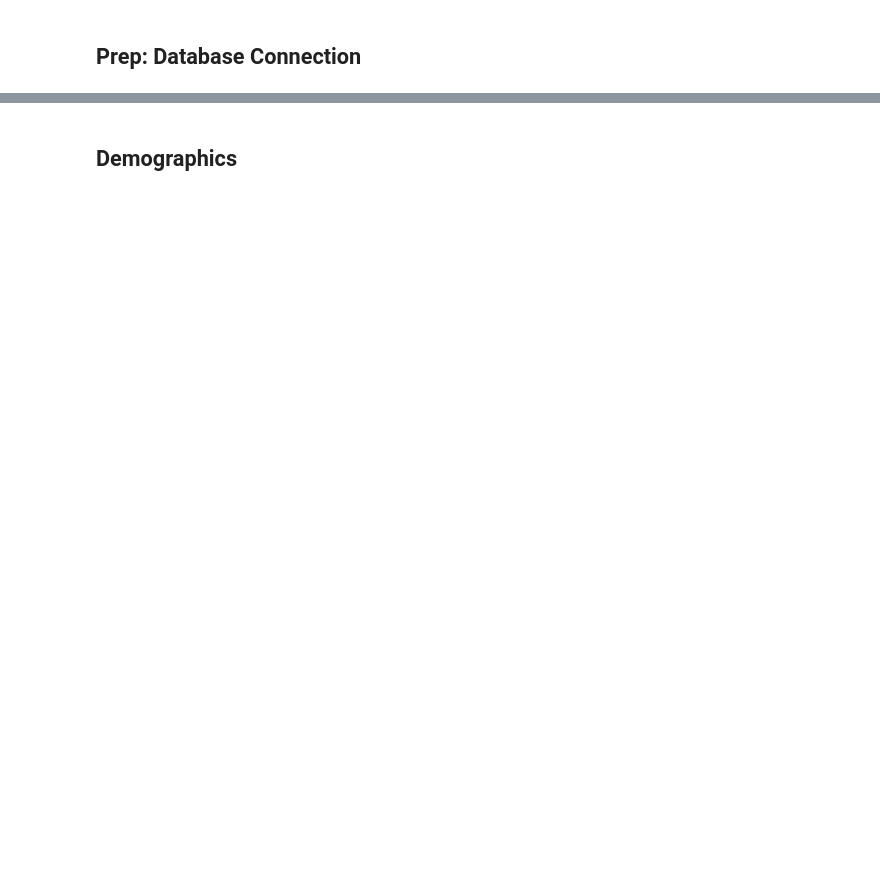
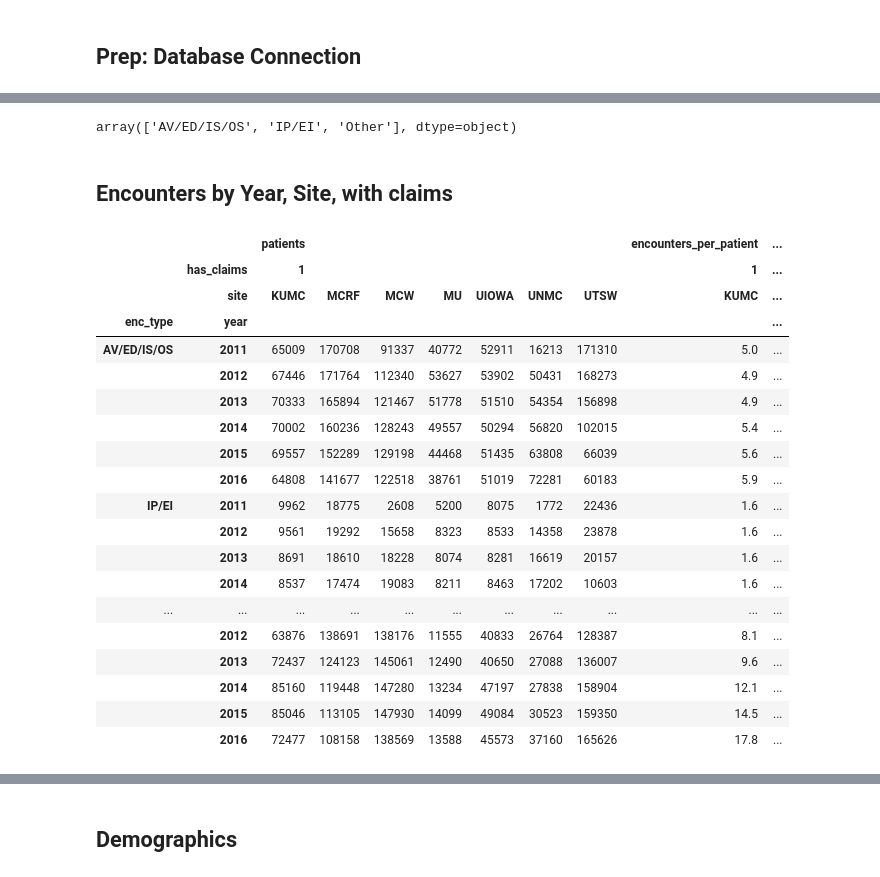
Before and after one commit to kumc-bmi/grouse, a Jupyter notebook: etl_i2b2/grouse-1-stats.ipynb, the cells around one changed output, grey strips where cells are left out. Cells and saved outputs as stored; diff of their text form; code cells hidden in the pictures; blank space fills up the shorter version.

```diff
--- a/etl_i2b2/grouse-1-stats.ipynb
+++ b/etl_i2b2/grouse-1-stats.ipynb
@@ -26,0 +44,4 @@ db.execute('select * from global_name').fetchone()
+# %%
+enc.enc_type.unique()
+# %% [output]
+array(['AV/ED/IS/OS', 'IP/EI', 'Other'], dtype=object)
@@ -26,0 +54,28 @@ db.execute('select * from global_name').fetchone()
+# %%
+enc_ss = pd.ExcelWriter('enc_by_yr.xlsx')
+# %% [markdown]
+## Encounters by Year, Site, with claims
+# %%
+encp01[1].to_excel(enc_ss, 'With Claims')
+encp01[1]
+# %% [output]
+|  |  | patients |  |  |  |  |  |  | encounters_per_patient | ... |
+|  | has_claims | 1 |  |  |  |  |  |  | 1 | ... |
+|  | site | KUMC | MCRF | MCW | MU | UIOWA | UNMC | UTSW | KUMC | ... |
+| enc_type | year |  |  |  |  |  |  |  |  | ... |
+| AV/ED/IS/OS | 2011 | 65009 | 170708 | 91337 | 40772 | 52911 | 16213 | 171310 | 5.0 | ... |
+|  | 2012 | 67446 | 171764 | 112340 | 53627 | 53902 | 50431 | 168273 | 4.9 | ... |
+|  | 2013 | 70333 | 165894 | 121467 | 51778 | 51510 | 54354 | 156898 | 4.9 | ... |
+|  | 2014 | 70002 | 160236 | 128243 | 49557 | 50294 | 56820 | 102015 | 5.4 | ... |
+|  | 2015 | 69557 | 152289 | 129198 | 44468 | 51435 | 63808 | 66039 | 5.6 | ... |
+|  | 2016 | 64808 | 141677 | 122518 | 38761 | 51019 | 72281 | 60183 | 5.9 | ... |
+| IP/EI | 2011 | 9962 | 18775 | 2608 | 5200 | 8075 | 1772 | 22436 | 1.6 | ... |
+|  | 2012 | 9561 | 19292 | 15658 | 8323 | 8533 | 14358 | 23878 | 1.6 | ... |
+|  | 2013 | 8691 | 18610 | 18228 | 8074 | 8281 | 16619 | 20157 | 1.6 | ... |
+|  | 2014 | 8537 | 17474 | 19083 | 8211 | 8463 | 17202 | 10603 | 1.6 | ... |
+| ... | ... | ... | ... | ... | ... | ... | ... | ... | ... | ... |
+|  | 2012 | 63876 | 138691 | 138176 | 11555 | 40833 | 26764 | 128387 | 8.1 | ... |
+|  | 2013 | 72437 | 124123 | 145061 | 12490 | 40650 | 27088 | 136007 | 9.6 | ... |
+|  | 2014 | 85160 | 119448 | 147280 | 13234 | 47197 | 27838 | 158904 | 12.1 | ... |
+|  | 2015 | 85046 | 113105 | 147930 | 14099 | 49084 | 30523 | 159350 | 14.5 | ... |
+|  | 2016 | 72477 | 108158 | 138569 | 13588 | 45573 | 37160 | 165626 | 17.8 | ... |
```
Also changed, not shown: parts of 13 cells of this notebook.
